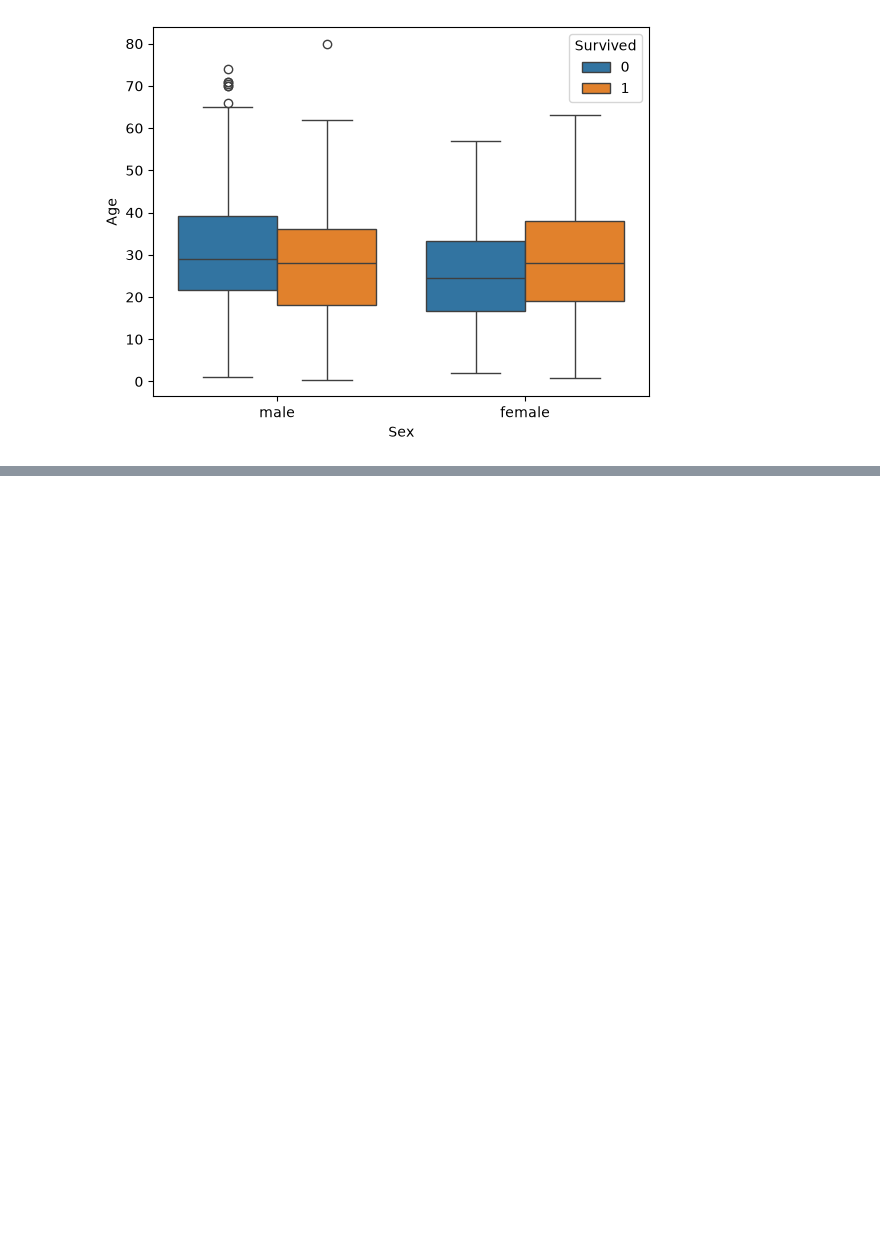
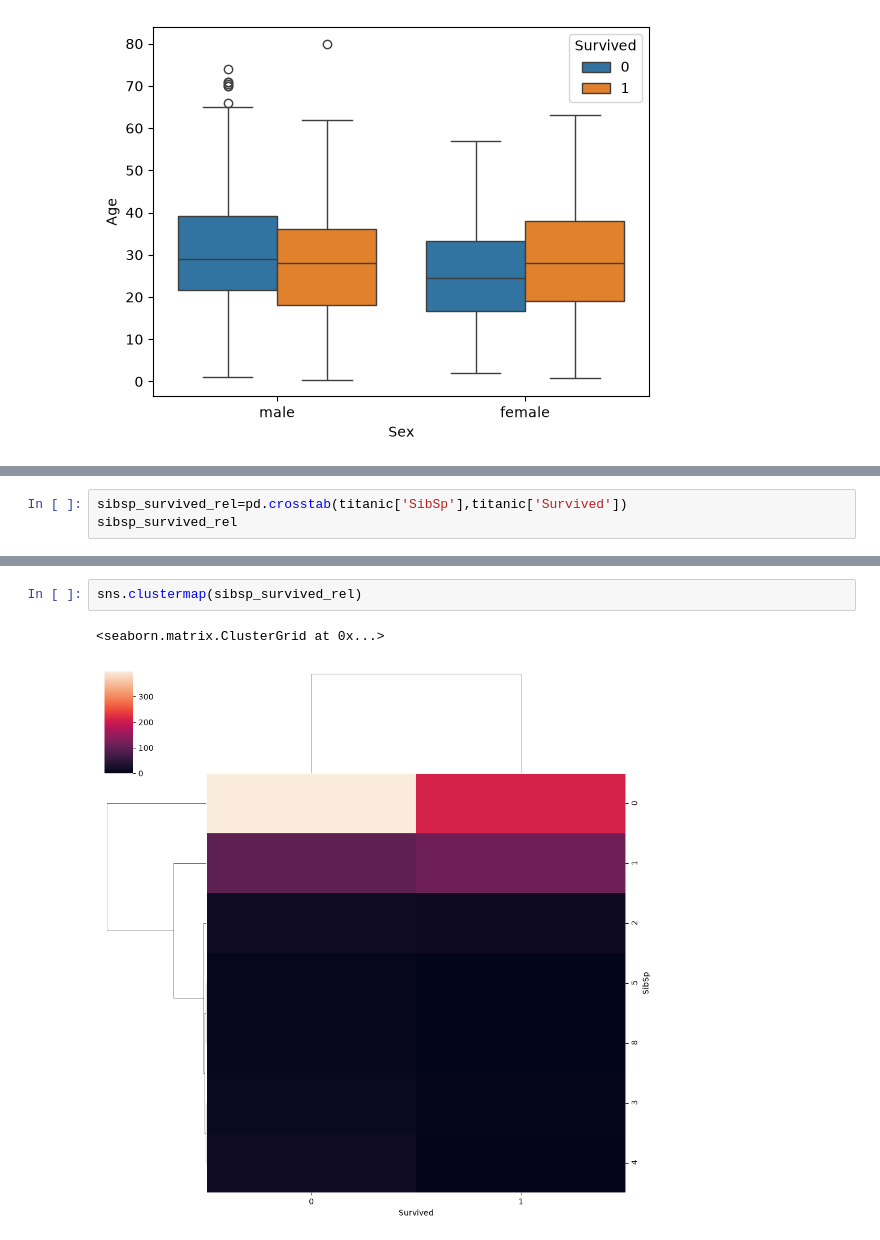
Before and after one commit to divyjain62000/ai-ml, a Jupyter notebook: 3_eda/2_multivariate_analysis.ipynb, the cells around one changed output, grey strips where cells are left out. Cells and saved outputs as stored; diff of their text form; blank space fills up the shorter version.

```diff
--- a/3_eda/2_multivariate_analysis.ipynb
+++ b/3_eda/2_multivariate_analysis.ipynb
@@ -85,0 +119,3 @@ sns.boxplot(data=titanic,x='Sex',y='Age',hue='Survived')
+# %%
+sibsp_survived_rel=pd.crosstab(titanic['SibSp'],titanic['Survived'])
+sibsp_survived_rel
@@ -85,0 +132,5 @@ sns.boxplot(data=titanic,x='Sex',y='Age',hue='Survived')
+# %%
+sns.clustermap(sibsp_survived_rel)
+# %% [output]
+<seaborn.matrix.ClusterGrid at 0x...>
+[figure, added]
```
Also changed, not shown: parts of 21 cells of this notebook, 5 other files.
